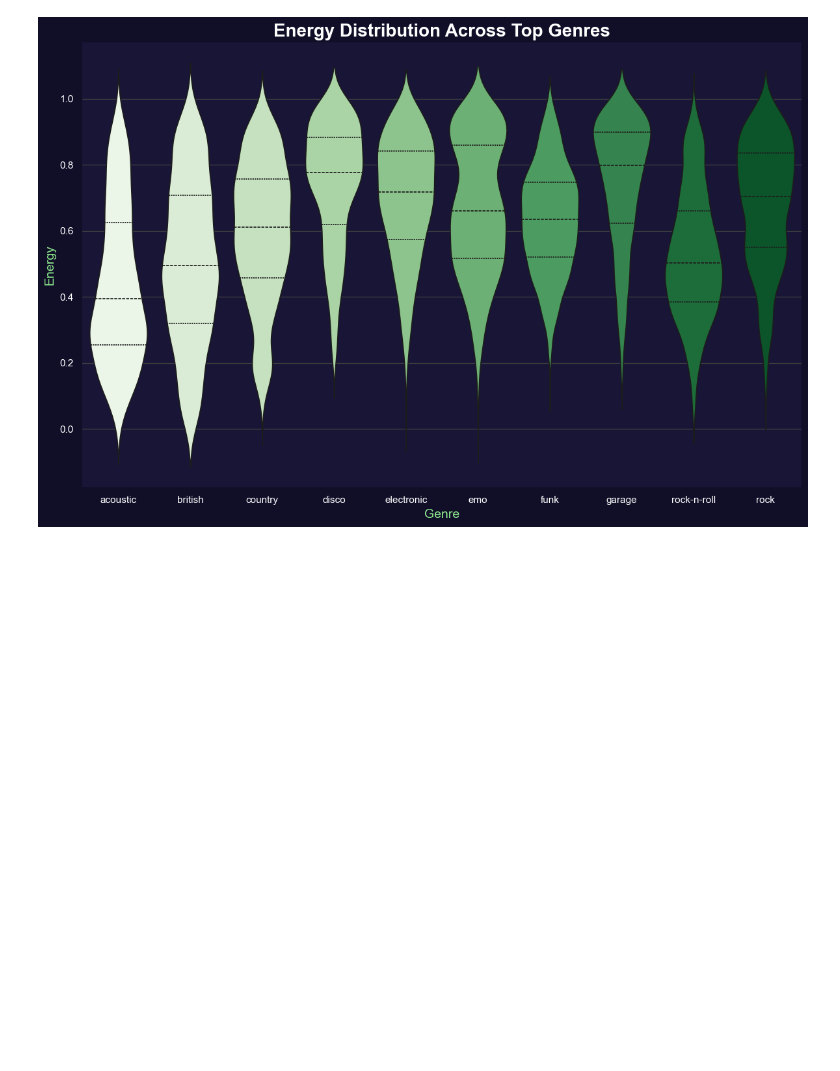
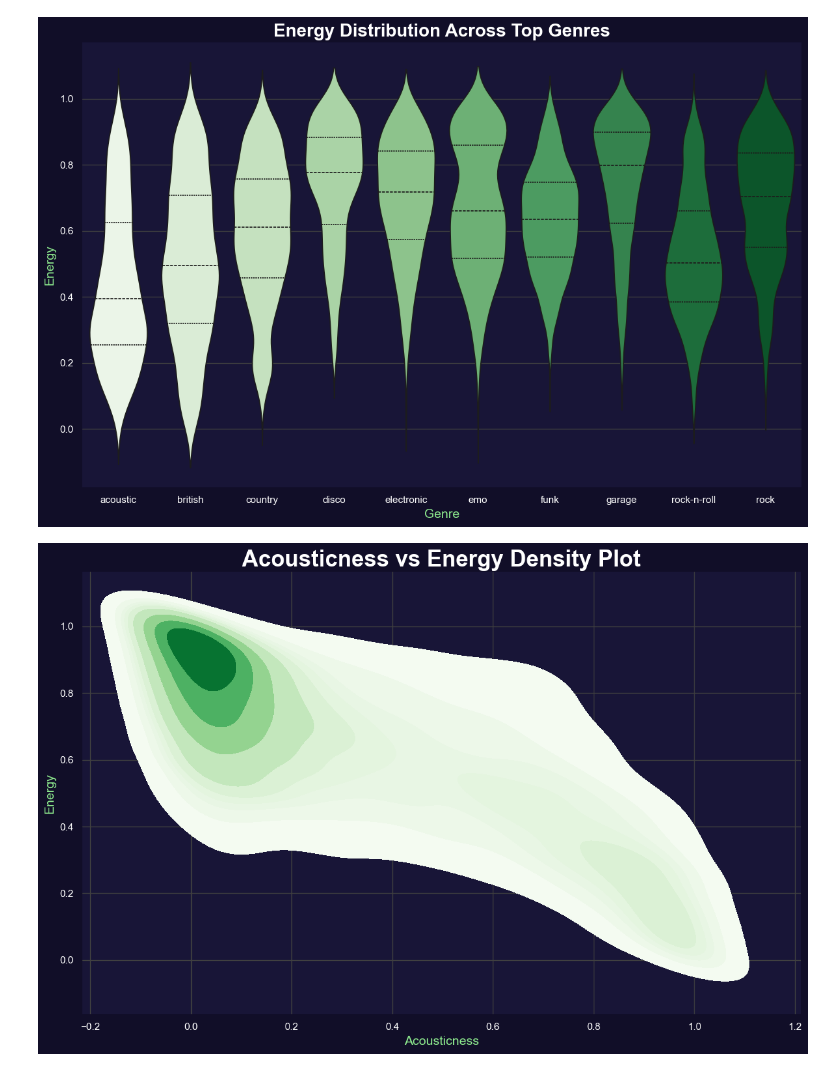
Before and after one commit to mianxabdullah/Spotify_Dashboard, a Jupyter notebook: notebooks/spotify_dashboard.ipynb, the cells around one changed output. Cells and saved outputs as stored; diff of their text form; code cells hidden in the pictures; blank space fills up the shorter version.

Commit message:
Added Acousticness vs Energy Density Plot (KDE Plot)

```diff
--- a/notebooks/spotify_dashboard.ipynb
+++ b/notebooks/spotify_dashboard.ipynb
@@ -347,3 +347,21 @@ plt.show()
 # Insight: The violin plot shows the distribution of energy levels across the top 10 genres in the dataset. We can see that some genres have a wider range of energy levels, while others have a more concentrated distribution. This information can be useful for understanding how the energy of tracks varies across different genres and can help in making decisions about music production and playlist curation.
 # %% [output]
 [figure]
+# %%
+# 10. Acousticness vs Energy Density Plot (KDE Plot)
+# Question: How do the acousticness and energy of tracks relate to each other?
+sample_df = df.sample(10000, random_state=42)
+
+sns.kdeplot(data=sample_df, x="acousticness", y="energy", fill=True, cmap="Greens")
+plt.title("Acousticness vs Energy Density Plot", fontsize=25, fontweight="bold")
+plt.xlabel("Acousticness", fontsize=14, color="lightgreen")
+plt.ylabel("Energy", fontsize=14, color="lightgreen")
+sns.despine(left=True, bottom=True)
+plt.tight_layout()
+plt.savefig(
+    "../images/acousticness_vs_energy_density_plot.png", dpi=300, bbox_inches="tight"
+)
+plt.show()
+#
+# %% [output]
+[figure, added]
```
